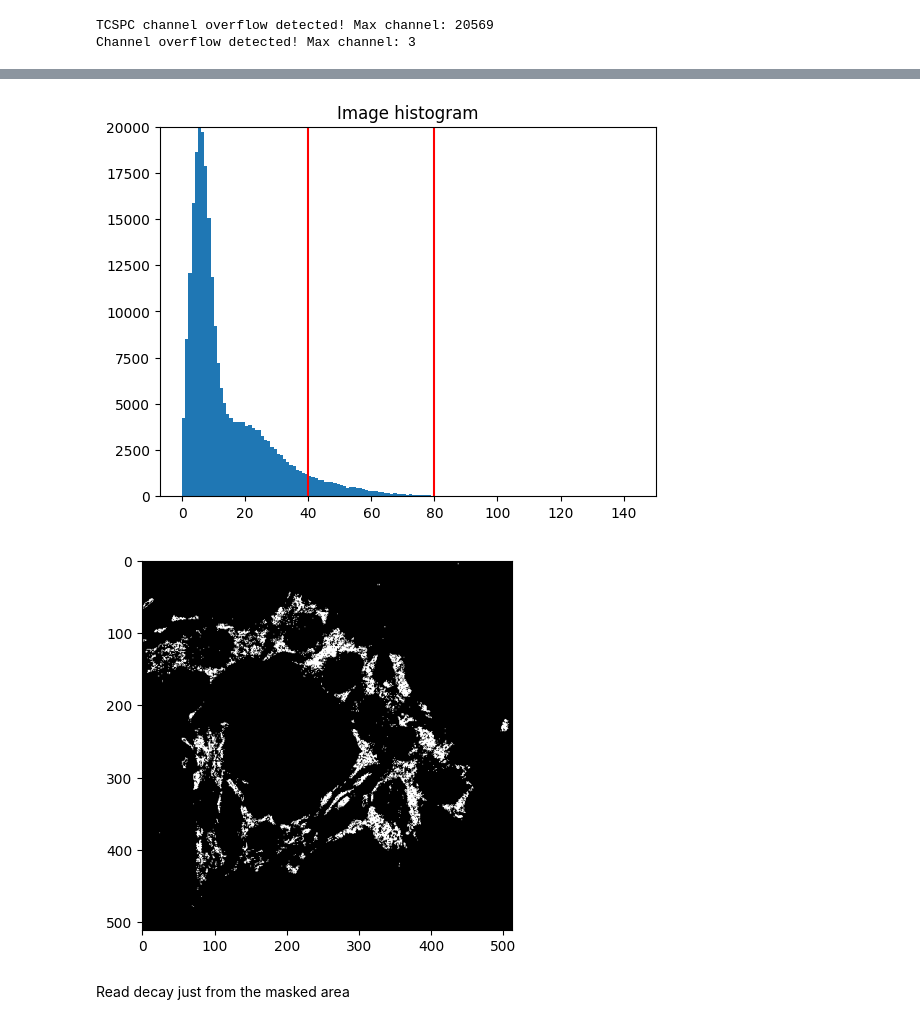
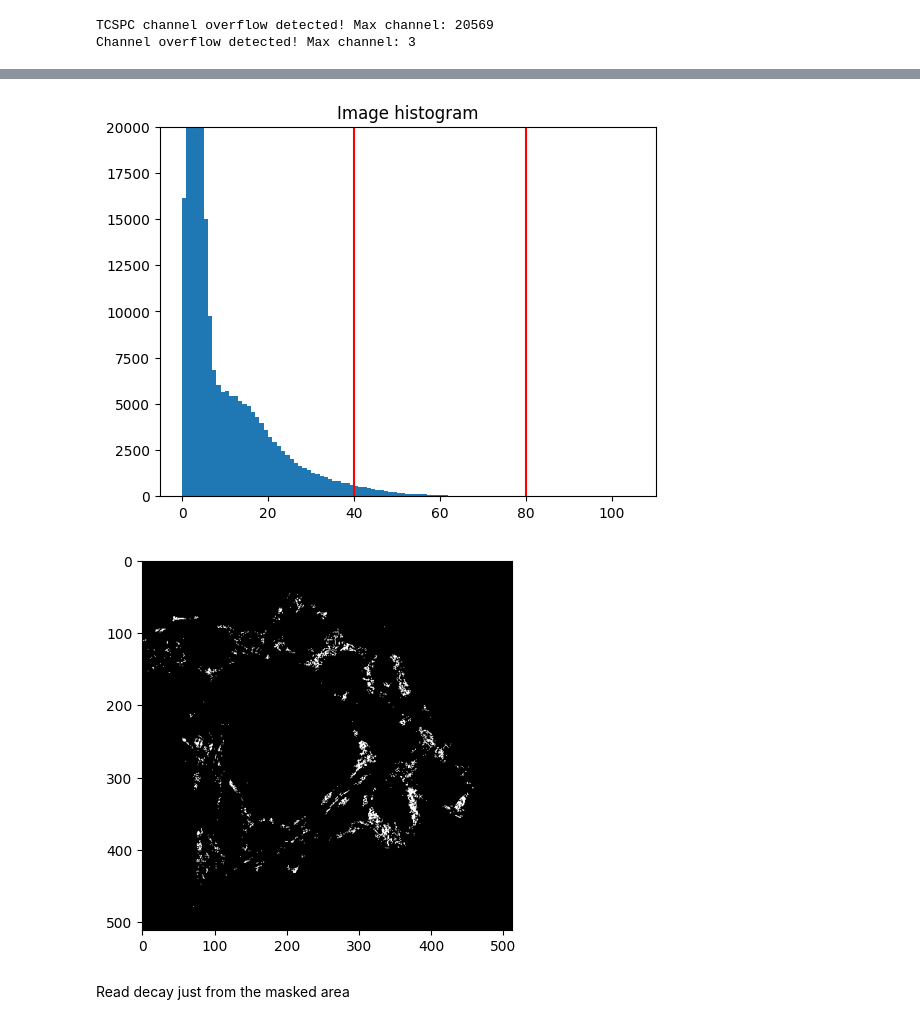
Before and after one commit to IMCF-Biocev/FLOPA, a Jupyter notebook: notebooks/image_reconstruction_with_masking.ipynb, the cells around one changed output, grey strips where cells are left out. Cells and saved outputs as stored; diff of their text form; code cells hidden in the pictures.

```diff
--- a/notebooks/image_reconstruction_with_masking.ipynb
+++ b/notebooks/image_reconstruction_with_masking.ipynb
@@ -3,7 +3,7 @@ Read header and print it
 # %%
 from flopa.io.ptuio.reader import TTTRReader
 
-reader = TTTRReader('../test_data/B16_KO1_10.ptu')
+reader = TTTRReader('../tests/data/LSM/B16_KO1_10.ptu')
 for key, value in reader.header.tags.items():
     print(f'{key}: {value}')
 
@@ -121,0 +107,12 @@ plt.show()
+# %%
+from flopa.io.ptuio.utils import aggregate_dataset
+import matplotlib.pyplot as plt
+result_sum = aggregate_dataset(result,dims=['frame'])
+
+print("Original dataset coords: ", result.coords)
+print("Aggregated dataset coords: ", result_sum.coords)
+
+actual_slice = result_sum.photon_count.isel(frame=0,detector=0,sequence=0)
+fig, ax = plt.subplots()
+ax.imshow(actual_slice, cmap='grey')
+plt.show()
@@ -122,23 +135,24 @@ plt.show()
 # %%
 threshold = [40,80]
 
 
 fig, ax = plt.subplots()
-image_sum_ravel = image_sum.data.ravel()
+image_sum_ravel = actual_slice.data.ravel()
 ax.hist(image_sum_ravel,bins=int(max(image_sum_ravel)))
 ax.set_ylim([0, 2e4])
 ax.set_title('Image histogram')
 ax.vlines(x=threshold,colors='red', ymin=0, ymax=1e5)
 plt.show()
 # %% [output]
-[figure, old version]
+[figure, new version]
 # %%
-image_mask = ((image_sum > threshold[0]) & (image_sum < threshold[1]))
+image_mask = ((actual_slice > threshold[0]) & (actual_slice < threshold[1]))
+image_mask = image_mask.values # make sure it is numpy
 fig, ax = plt.subplots()
 ax.imshow(image_mask,cmap='gray')
 plt.show()
 # %% [output]
-[figure, old version]
+[figure, new version]
 # %% [markdown]
 Read decay just from the masked area
 # %%
```
Also changed, not shown: parts of 12 cells of this notebook, 7 other files.
